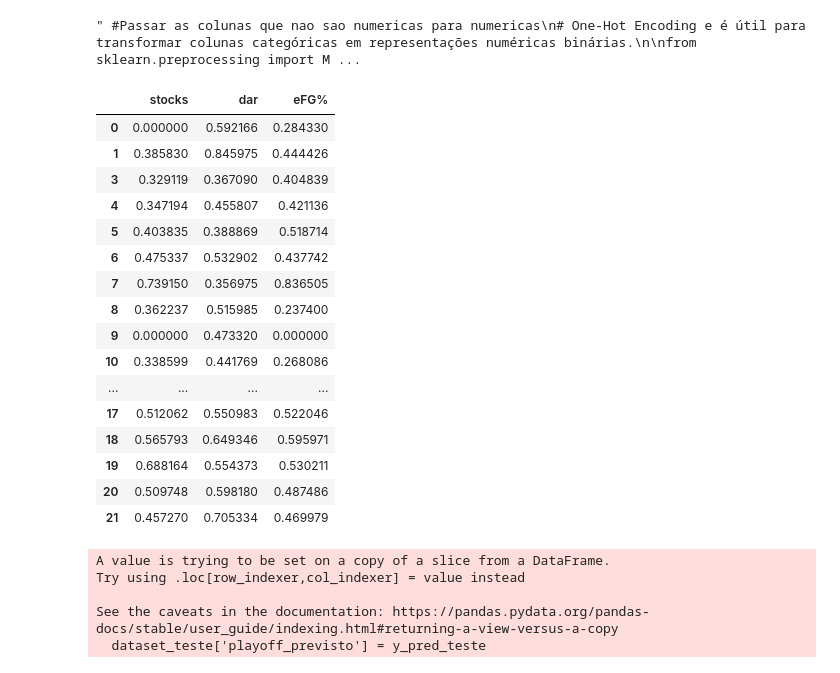
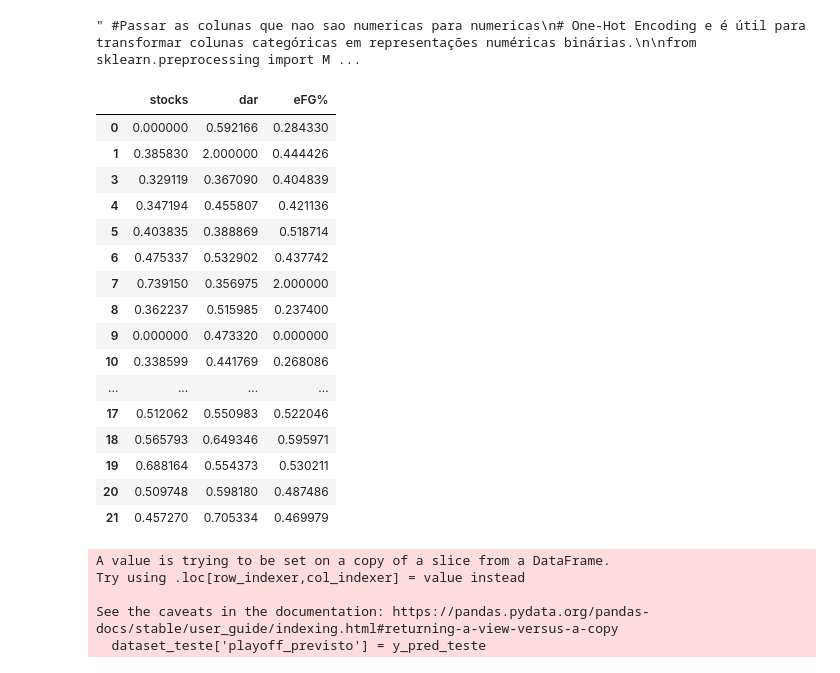
Before and after one commit to maxbper/AC, a Jupyter notebook: junta_2.ipynb, the cells around one changed output. Saved outputs shown, nothing was run; the diff lists cells and outputs as text; code cells hidden in the pictures.

```diff
--- a/junta_2.ipynb
+++ b/junta_2.ipynb
@@ -572,41 +572,41 @@ from sklearn.ensemble import GradientBoostingRegressor
 from sklearn.linear_model import LinearRegression
 from sklearn.linear_model import Ridge
 from sklearn.linear_model import Lasso
 from sklearn.linear_model import ElasticNet
 from sklearn.neural_network import MLPRegressor
 from tensorflow.keras.models import Sequential
 from tensorflow.keras.layers import Dense
 from sklearn.ensemble import ExtraTreesRegressor
 from sklearn.linear_model import ElasticNet
 import xgboost as xgb
 import lightgbm as lgb
 
 def scale_values(df):
-    df_scaled = df.applymap(lambda x: 2.5 if x > 0.8 else x)
+    df_scaled = df.applymap(lambda x: 2 if x > 0.8 else x)
     df_scaled2 = df_scaled.applymap(lambda x: 0 if x < 0.2 else x)
     return df_scaled2
 
 # Features (X) e alvo (y)
 X_treino = dataset_treino[important_variable_names] #Antigamente 'PER', 'TS%', 'eFG%'
 y_treino = dataset_treino['playoff']
 
 X_teste = dataset_teste[important_variable_names]
 y_teste = dataset_teste['playoff']
 
-# Aplicando a transformação para escalar
+# Aplicando a transformação para dar mais valores a uns que a outros
 X_treino = scale_values(X_treino)
 X_teste = scale_values(X_teste)
 
 X_treino.head(20)
 # %% [output]
 |  | stocks | dar | eFG% |
 | 0 | 0.000000 | 0.592166 | 0.284330 |
-| 1 | 0.385830 | 0.845975 | 0.444426 |
+| 1 | 0.385830 | 2.000000 | 0.444426 |
 | 3 | 0.329119 | 0.367090 | 0.404839 |
 | 4 | 0.347194 | 0.455807 | 0.421136 |
 | 5 | 0.403835 | 0.388869 | 0.518714 |
 | 6 | 0.475337 | 0.532902 | 0.437742 |
-| 7 | 0.739150 | 0.356975 | 0.836505 |
+| 7 | 0.739150 | 0.356975 | 2.000000 |
 | 8 | 0.362237 | 0.515985 | 0.237400 |
 | 9 | 0.000000 | 0.473320 | 0.000000 |
 | 10 | 0.338599 | 0.441769 | 0.268086 |
```
Also changed, not shown: parts of 9 cells of this notebook, 2 other files.
